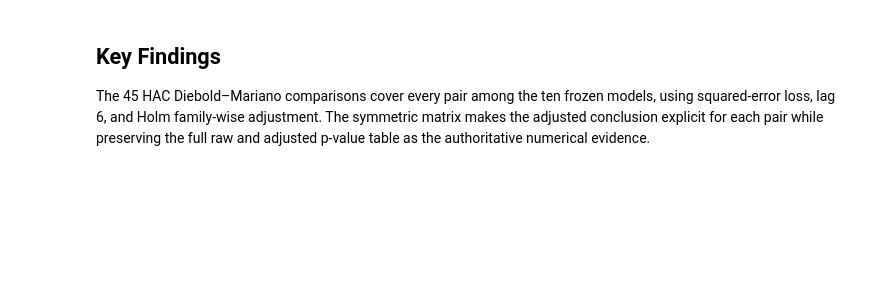
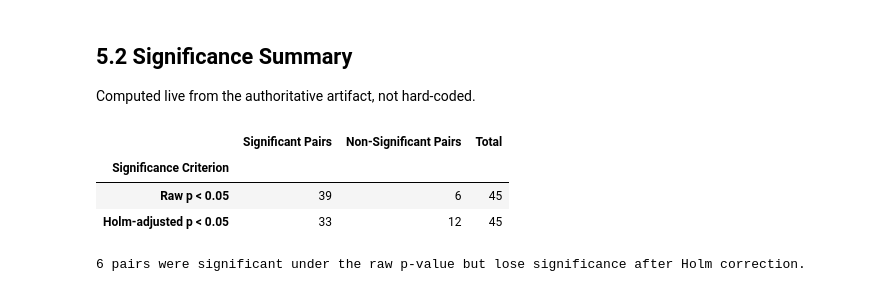
Before and after one commit to mdsoadsolaiman/Time-Series-Foundation-Models, a Jupyter notebook: notebooks/11_Bitcoin_Statistical_Inference.ipynb, the cells around one changed output. Cells and saved outputs as stored; diff of their text form; code cells hidden in the pictures; blank space fills up the shorter version.

```diff
--- a/notebooks/11_Bitcoin_Statistical_Inference.ipynb
+++ b/notebooks/11_Bitcoin_Statistical_Inference.ipynb
@@ -89,4 +196,22 @@ Squared-error loss is used. The Newey–West/Bartlett HAC lag is `floor(4*(N/100
-# %% [markdown]
-## Key Findings
-
-The 45 HAC Diebold–Mariano comparisons cover every pair among the ten frozen models, using squared-error loss, lag 6, and Holm family-wise adjustment. The symmetric matrix makes the adjusted conclusion explicit for each pair while preserving the full raw and adjusted p-value table as the authoritative numerical evidence.
+# %% [markdown]
+## 5.2 Significance Summary
+
+Computed live from the authoritative artifact, not hard-coded.
+# %%
+significance_summary = pd.DataFrame([
+    {'Significance Criterion': 'Raw p < 0.05', 'Significant Pairs': int(dm['Significant raw?'].sum()),
+     'Non-Significant Pairs': int((~dm['Significant raw?']).sum()), 'Total': len(dm)},
+    {'Significance Criterion': 'Holm-adjusted p < 0.05', 'Significant Pairs': int(dm['Significant Holm?'].sum()),
+     'Non-Significant Pairs': int((~dm['Significant Holm?']).sum()), 'Total': len(dm)},
+]).set_index('Significance Criterion')
+significance_summary
+# %% [output]
+|  | Significant Pairs | Non-Significant Pairs | Total |
+| Significance Criterion |  |  |  |
+| Raw p < 0.05 | 39 | 6 | 45 |
+| Holm-adjusted p < 0.05 | 33 | 12 | 45 |
+# %%
+lost_to_correction = int((dm['Significant raw?'] & ~dm['Significant Holm?']).sum())
+print(f'{lost_to_correction} pairs were significant under the raw p-value but lose significance after Holm correction.')
+# %% [output]
+6 pairs were significant under the raw p-value but lose significance after Holm correction.
```
Also changed, not shown: parts of 28 cells of this notebook.
